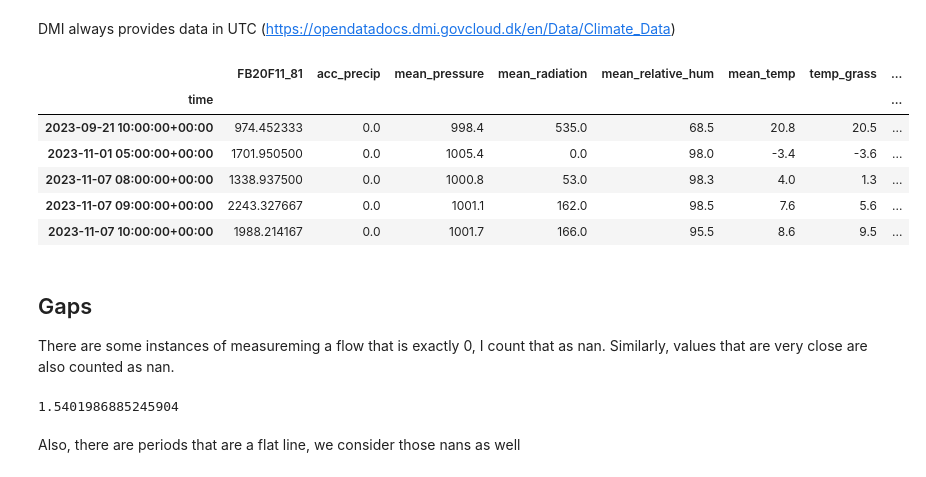
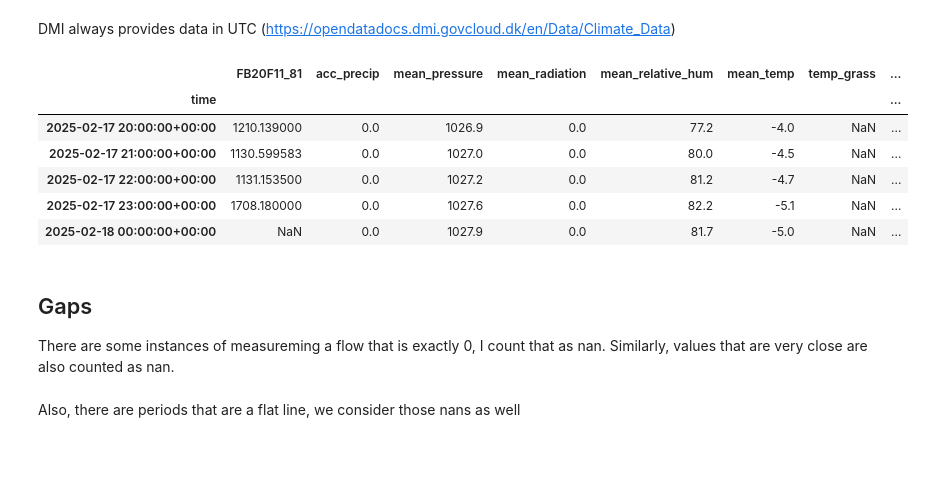
Before and after one commit to DHI/WaterBench-TimeSeries-WWTPINflow, a Jupyter notebook: code/overview.ipynb, the cells around one changed output. Drawn from its saved outputs; the diff is of its cells as text; code cells hidden in the pictures.

```diff
--- a/code/overview.ipynb
+++ b/code/overview.ipynb
@@ -62,25 +87,24 @@ inflow.index = inflow.index.tz_localize(
 DMI always provides data in UTC (https://opendatadocs.dmi.govcloud.dk/en/Data/Climate_Data)
 # %%
 climate = pd.read_csv(abspath(path_to_dmi_data), parse_dates=True, index_col=0, sep=",")
+climate.index = climate.index.tz_localize("utc")
 # %%
-horsens = inflow.merge(climate, left_index=True, right_index=True, how="inner")
-horsens.head()
+horsens = inflow.merge(climate, left_index=True, right_index=True, how="outer").iloc[
+    :-1
+]
+horsens.tail()
 # %% [output]
 |  | FB20F11_81 | acc_precip | mean_pressure | mean_radiation | mean_relative_hum | mean_temp | temp_grass | ... |
 | time |  |  |  |  |  |  |  | ... |
-| 2023-09-21 10:00:00+00:00 | 974.452333 | 0.0 | 998.4 | 535.0 | 68.5 | 20.8 | 20.5 | ... |
-| 2023-11-01 05:00:00+00:00 | 1701.950500 | 0.0 | 1005.4 | 0.0 | 98.0 | -3.4 | -3.6 | ... |
-| 2023-11-07 08:00:00+00:00 | 1338.937500 | 0.0 | 1000.8 | 53.0 | 98.3 | 4.0 | 1.3 | ... |
-| 2023-11-07 09:00:00+00:00 | 2243.327667 | 0.0 | 1001.1 | 162.0 | 98.5 | 7.6 | 5.6 | ... |
-| 2023-11-07 10:00:00+00:00 | 1988.214167 | 0.0 | 1001.7 | 166.0 | 95.5 | 8.6 | 9.5 | ... |
+| 2025-02-17 20:00:00+00:00 | 1210.139000 | 0.0 | 1026.9 | 0.0 | 77.2 | -4.0 | NaN | ... |
+| 2025-02-17 21:00:00+00:00 | 1130.599583 | 0.0 | 1027.0 | 0.0 | 80.0 | -4.5 | NaN | ... |
+| 2025-02-17 22:00:00+00:00 | 1131.153500 | 0.0 | 1027.2 | 0.0 | 81.2 | -4.7 | NaN | ... |
+| 2025-02-17 23:00:00+00:00 | 1708.180000 | 0.0 | 1027.6 | 0.0 | 82.2 | -5.1 | NaN | ... |
+| 2025-02-18 00:00:00+00:00 | NaN | 0.0 | 1027.9 | 0.0 | 81.7 | -5.0 | NaN | ... |
 # %% [markdown]
 ## Gaps
 
 There are some instances of measureming a flow that is exactly 0, I count that as nan. Similarly, values that are very close are also counted as nan.
-# %%
-horsens["FB20F11_81"].quantile(0.0005)
-# %% [output]
-1.5401986885245904
 # %%
 threshold_flow = 2  # There are values that are very close to zer
 horsens[horsens["FB20F11_81"] < threshold_flow] = np.nan
```
Also changed, not shown: parts of 4 cells of this notebook, 2 other files.
